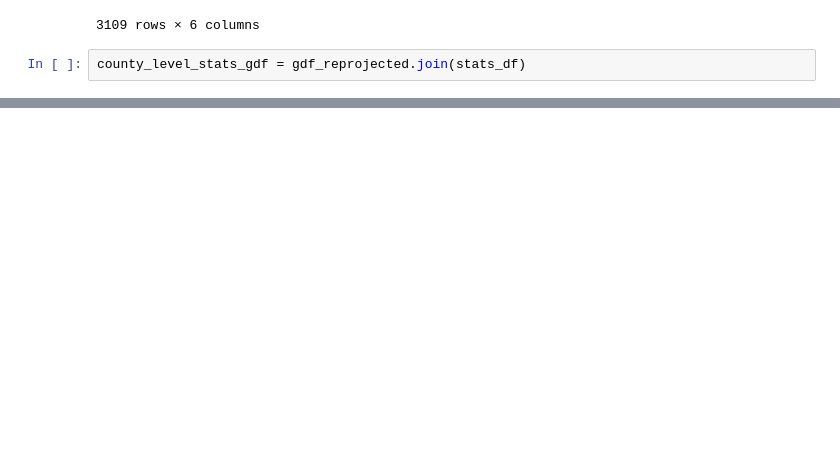
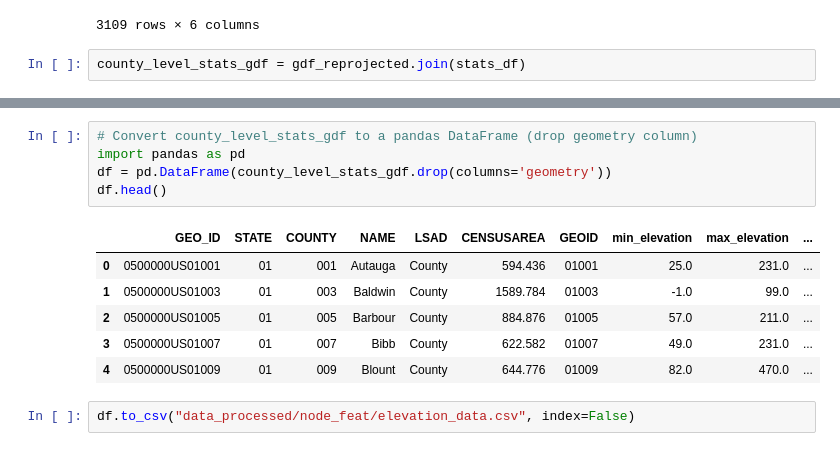
Before and after one commit to naokic3/Frontier, a Jupyter notebook: Elevation.ipynb, the cells around one changed output, grey strips where cells are left out. Cells and saved outputs as stored; diff of their text form; blank space fills up the shorter version.

```diff
--- a/Elevation.ipynb
+++ b/Elevation.ipynb
@@ -387,0 +340,14 @@ KeyError: 'min'
+# %%
+# Convert county_level_stats_gdf to a pandas DataFrame (drop geometry column)
+import pandas as pd
+df = pd.DataFrame(county_level_stats_gdf.drop(columns='geometry'))
+df.head()
+# %% [output]
+|  | GEO_ID | STATE | COUNTY | NAME | LSAD | CENSUSAREA | GEOID | min_elevation | max_elevation | ... |
+| 0 | 0500000US01001 | 01 | 001 | Autauga | County | 594.436 | 01001 | 25.0 | 231.0 | ... |
+| 1 | 0500000US01003 | 01 | 003 | Baldwin | County | 1589.784 | 01003 | -1.0 | 99.0 | ... |
+| 2 | 0500000US01005 | 01 | 005 | Barbour | County | 884.876 | 01005 | 57.0 | 211.0 | ... |
+| 3 | 0500000US01007 | 01 | 007 | Bibb | County | 622.582 | 01007 | 49.0 | 231.0 | ... |
+| 4 | 0500000US01009 | 01 | 009 | Blount | County | 644.776 | 01009 | 82.0 | 470.0 | ... |
+# %%
+df.to_csv("data_processed/node_feat/elevation_data.csv", index=False)
```
Also changed, not shown: parts of 9 cells of this notebook, 5 other files.
